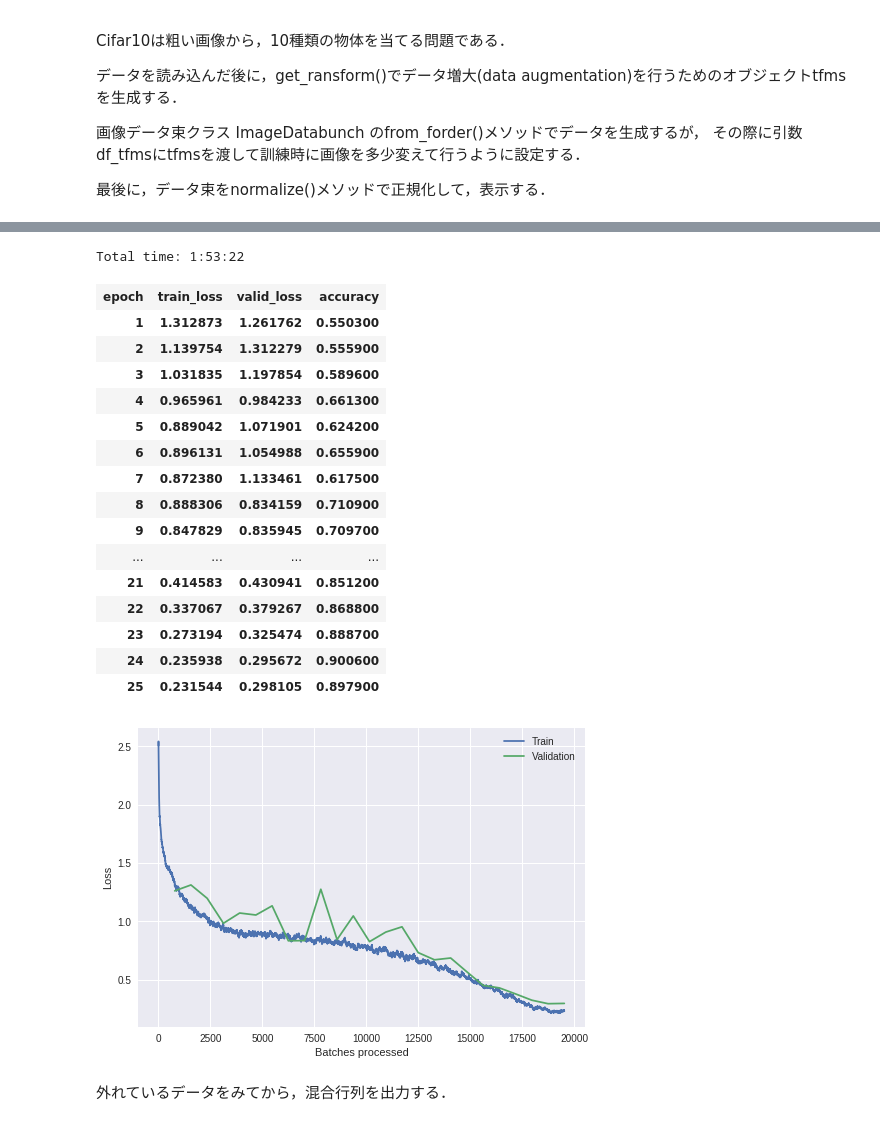
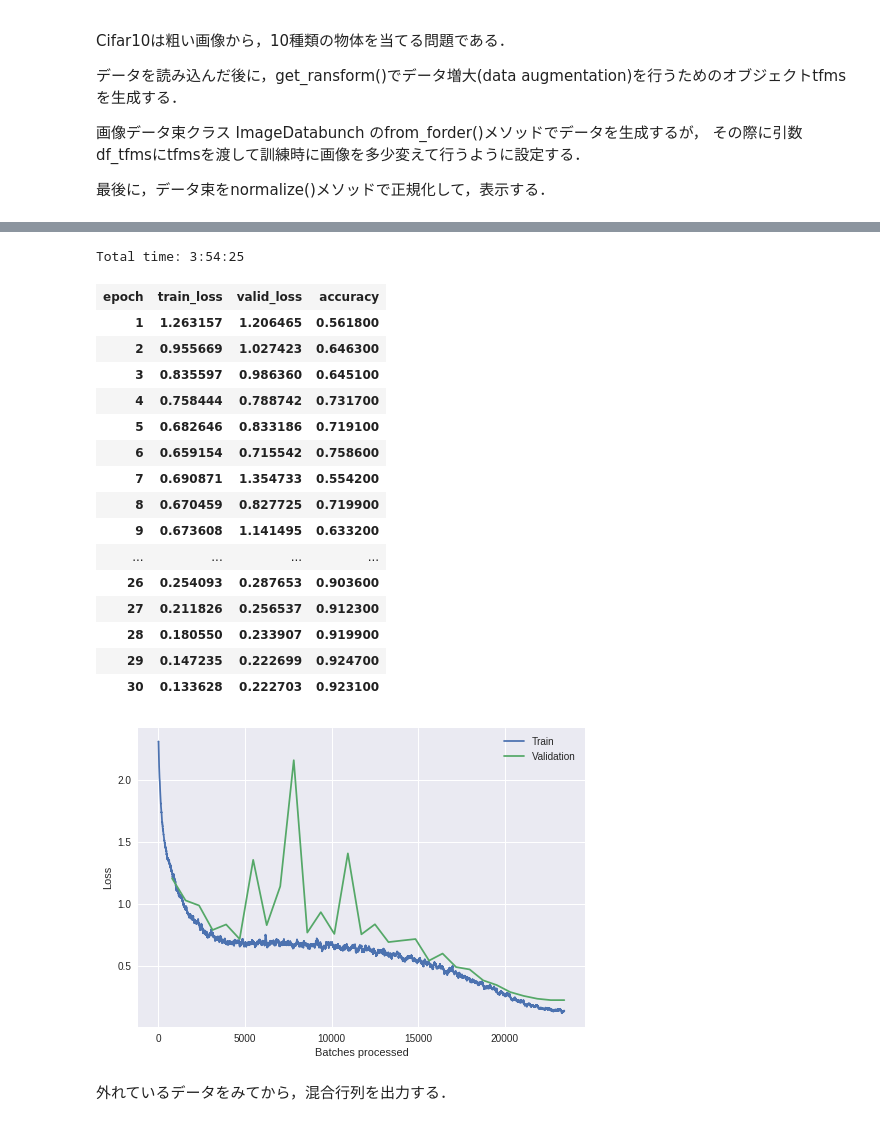
Before and after one commit to mickeykubo/fastai-v1, a Jupyter notebook: fastai_training_ver1.ipynb, the cells around one changed output, grey strips where cells are left out. Drawn from its saved outputs; the diff is of its cells as text; code cells hidden in the pictures.

```diff
--- a/fastai_training_ver1.ipynb
+++ b/fastai_training_ver1.ipynb
@@ -350,10 +364,10 @@ Cifar10は粗い画像から，10種類の物体を当てる問題である．
 # %%
 path = untar_data(URLs.CIFAR)
 # %%
-tfms = get_transforms()
-#tfms = ([pad(padding=4), crop(size=32, row_pct=(0,1), col_pct=(0,1)), flip_lr(p=0.5)], [])
+#tfms = get_transforms()
+tfms = ([pad(padding=4), crop(size=32, row_pct=(0,1), col_pct=(0,1)), flip_lr(p=0.5)], [])
 data = ImageDataBunch.from_folder(path, valid='test',ds_tfms=tfms)
-data.normalize()
-#data.normalize(cifar_stats)
+#data.normalize()
+data.normalize(cifar_stats)
 data.show_batch(rows=3, figsize=(6,6))
 # %% [output]
@@ -370,28 +384,28 @@ data.show_batch(rows=3, figsize=(6,6))
 # %%
 learn = Learner(data, models.wrn_22(), metrics=accuracy).to_fp16()
-learn.fit_one_cycle(25, wd=0.4)
+learn.fit_one_cycle(30, wd=0.4)
 # %% [output]
-Total time: 1:53:22
+Total time: 3:54:25
 | epoch | train_loss | valid_loss | accuracy |
-| 1 | 1.312873 | 1.261762 | 0.550300 |
-| 2 | 1.139754 | 1.312279 | 0.555900 |
-| 3 | 1.031835 | 1.197854 | 0.589600 |
-| 4 | 0.965961 | 0.984233 | 0.661300 |
-| 5 | 0.889042 | 1.071901 | 0.624200 |
-| 6 | 0.896131 | 1.054988 | 0.655900 |
-| 7 | 0.872380 | 1.133461 | 0.617500 |
-| 8 | 0.888306 | 0.834159 | 0.710900 |
-| 9 | 0.847829 | 0.835945 | 0.709700 |
+| 1 | 1.263157 | 1.206465 | 0.561800 |
+| 2 | 0.955669 | 1.027423 | 0.646300 |
+| 3 | 0.835597 | 0.986360 | 0.645100 |
+| 4 | 0.758444 | 0.788742 | 0.731700 |
+| 5 | 0.682646 | 0.833186 | 0.719100 |
+| 6 | 0.659154 | 0.715542 | 0.758600 |
+| 7 | 0.690871 | 1.354733 | 0.554200 |
+| 8 | 0.670459 | 0.827725 | 0.719900 |
+| 9 | 0.673608 | 1.141495 | 0.633200 |
 | ... | ... | ... | ... |
-| 21 | 0.414583 | 0.430941 | 0.851200 |
-| 22 | 0.337067 | 0.379267 | 0.868800 |
-| 23 | 0.273194 | 0.325474 | 0.888700 |
-| 24 | 0.235938 | 0.295672 | 0.900600 |
-| 25 | 0.231544 | 0.298105 | 0.897900 |
+| 26 | 0.254093 | 0.287653 | 0.903600 |
+| 27 | 0.211826 | 0.256537 | 0.912300 |
+| 28 | 0.180550 | 0.233907 | 0.919900 |
+| 29 | 0.147235 | 0.222699 | 0.924700 |
+| 30 | 0.133628 | 0.222703 | 0.923100 |
 # %%
 learn.recorder.plot_losses()
 # %% [output]
-[figure, old version]
+[figure, new version]
 # %% [markdown]
 外れているデータをみてから，混合行列を出力する．
 # %%
```
Also changed, not shown: parts of 20 cells of this notebook.
